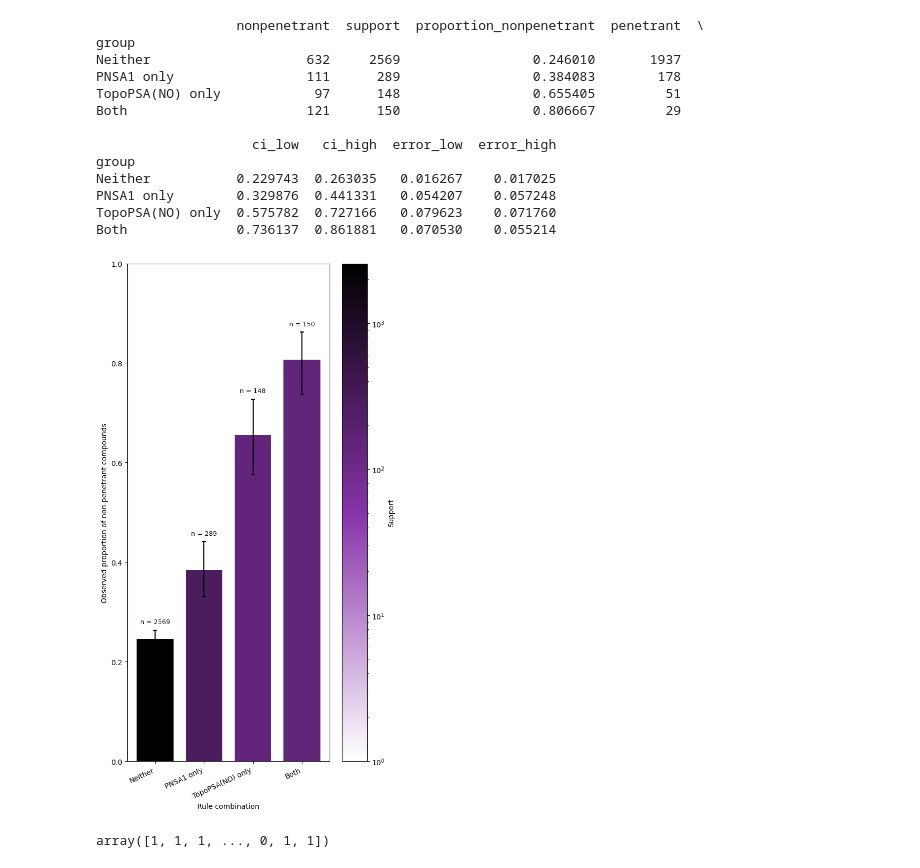
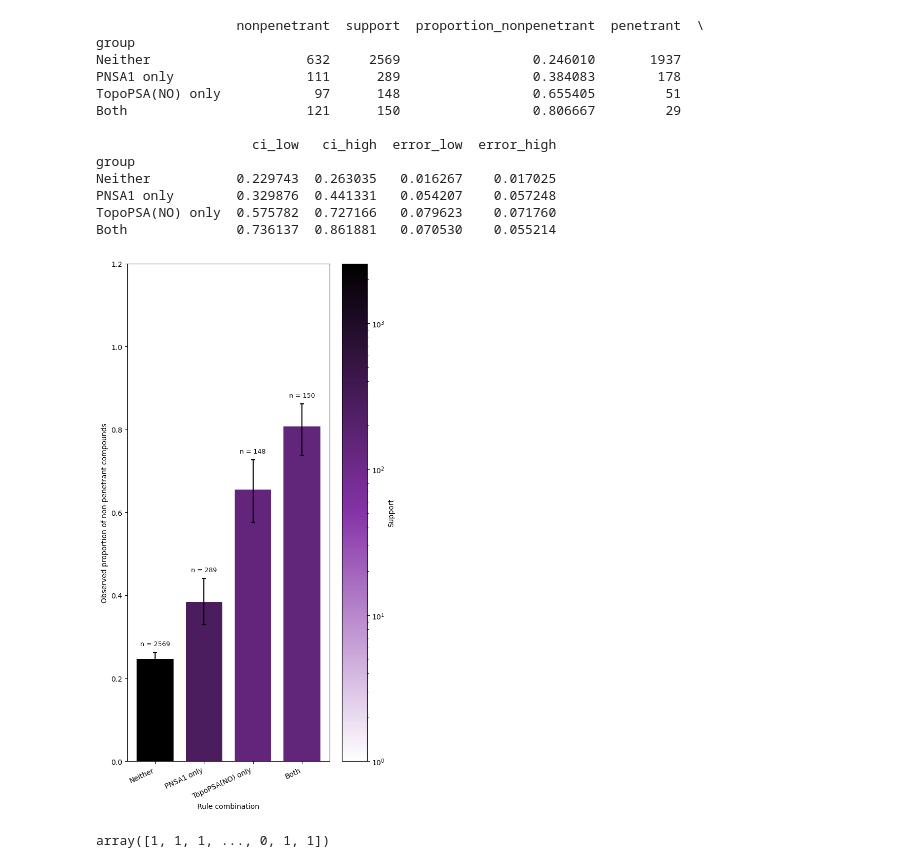
Before and after one commit to saraziadatt/bbb-exc-score, a Jupyter notebook: all_revisions/15_deriving_model_rules.ipynb, the cells around one changed output. Drawn from its saved outputs; the diff is of its cells as text; code cells hidden in the pictures.

```diff
--- a/all_revisions/15_deriving_model_rules.ipynb
+++ b/all_revisions/15_deriving_model_rules.ipynb
@@ -1439,35 +1423,35 @@ for i, (_, row) in enumerate(plot_summary.iterrows()):
         textcoords="offset points",
         ha="center",
         va="bottom",
         fontsize=9,
         linespacing=1.2,
         annotation_clip=False,
     )
 
 ax.set_xticks(x)
 ax.set_xticklabels(
     plot_summary.index,
     rotation=25,
     ha="right",
 )
 
-ax.set_ylim(0, 1)
+ax.set_ylim(0, 1.2)
 ax.set_xlabel("Rule combination")
 ax.set_ylabel("Observed proportion of non-penetrant compounds")
 
 sm = cm.ScalarMappable(cmap=custom_cmap, norm=norm)
 sm.set_array([])
 
 cbar = fig.colorbar(sm, ax=ax)
 cbar.set_label("Support")
 
 fig.tight_layout()
 
 plt.savefig('./model_rules', dpi=600)
 
 plt.show()
 # %% [output]
-[figure, old version]
+[figure, new version]
 # %%
 bbb_class
 # %% [output]
```
Also changed, not shown: parts of 6 cells of this notebook, 6 other files.
